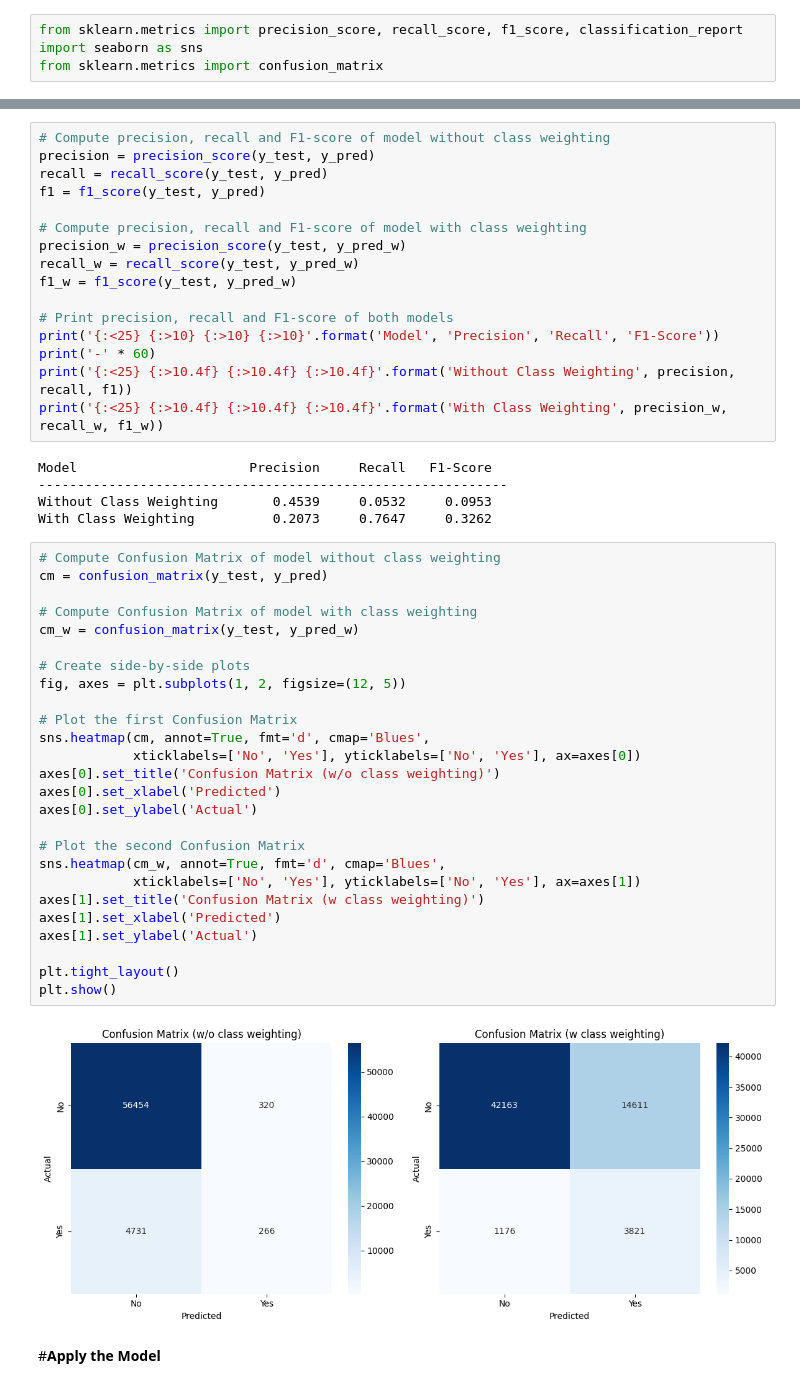
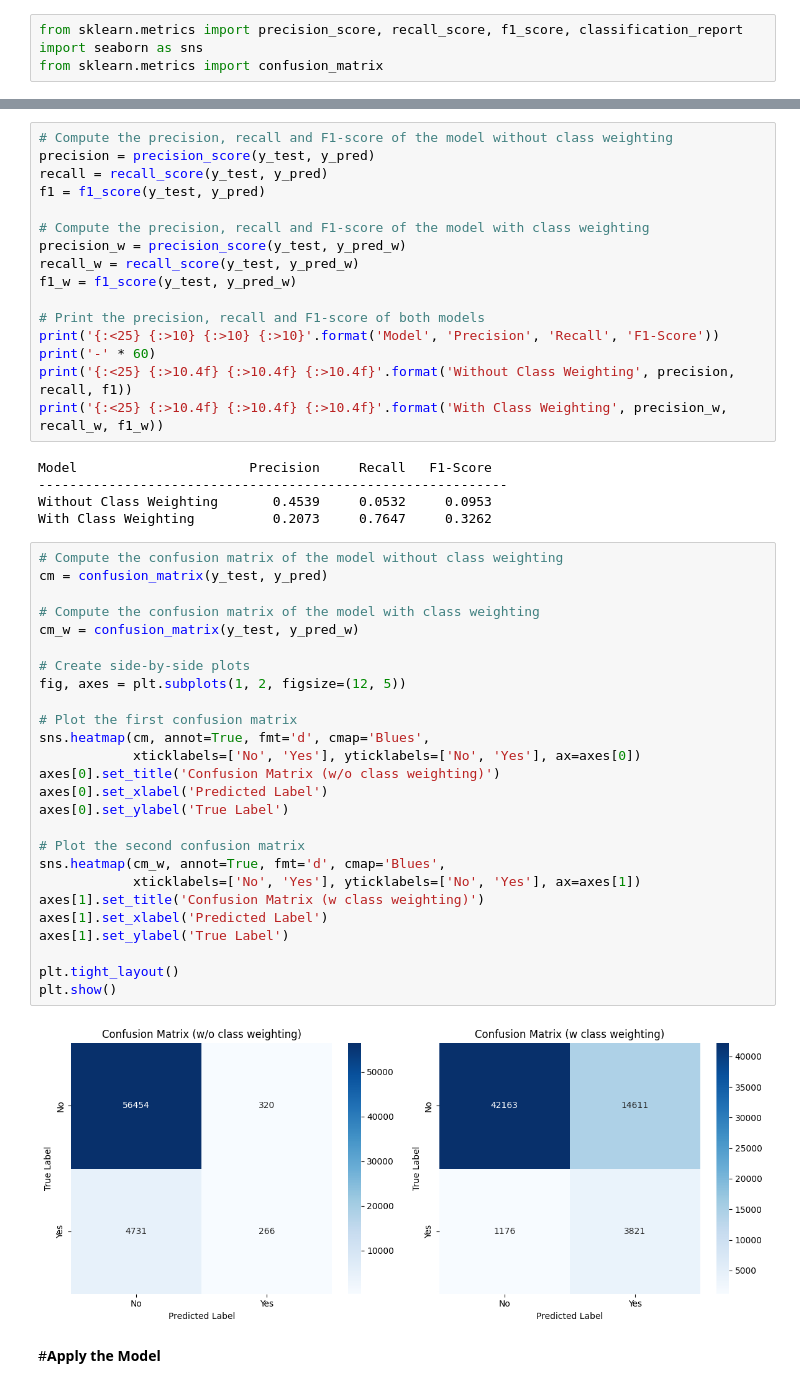
Before and after one commit to davidafshepherd/heart-disease-prediction, a Jupyter notebook: heart_disease_prediction.ipynb, the cells around one changed output, grey strips where cells are left out. Cells and saved outputs as stored; diff of their text form.

```diff
--- a/heart_disease_prediction.ipynb
+++ b/heart_disease_prediction.ipynb
@@ -103,17 +104,17 @@ plt.show()
 # %% [output]
 [figure]
 # %%
-# Compute precision, recall and F1-score of model without class weighting
+# Compute the precision, recall and F1-score of the model without class weighting
 precision = precision_score(y_test, y_pred)
 recall = recall_score(y_test, y_pred)
 f1 = f1_score(y_test, y_pred)
 
-# Compute precision, recall and F1-score of model with class weighting
+# Compute the precision, recall and F1-score of the model with class weighting
 precision_w = precision_score(y_test, y_pred_w)
 recall_w = recall_score(y_test, y_pred_w)
 f1_w = f1_score(y_test, y_pred_w)
 
-# Print precision, recall and F1-score of both models
+# Print the precision, recall and F1-score of both models
 print('{:<25} {:>10} {:>10} {:>10}'.format('Model', 'Precision', 'Recall', 'F1-Score'))
 print('-' * 60)
 print('{:<25} {:>10.4f} {:>10.4f} {:>10.4f}'.format('Without Class Weighting', precision, recall, f1))
@@ -124,33 +125,33 @@ Model                      Precision     Recall   F1-Score
 Without Class Weighting       0.4539     0.0532     0.0953
 With Class Weighting          0.2073     0.7647     0.3262
 # %%
-# Compute Confusion Matrix of model without class weighting
+# Compute the confusion matrix of the model without class weighting
 cm = confusion_matrix(y_test, y_pred)
 
-# Compute Confusion Matrix of model with class weighting
+# Compute the confusion matrix of the model with class weighting
 cm_w = confusion_matrix(y_test, y_pred_w)
 
 # Create side-by-side plots
 fig, axes = plt.subplots(1, 2, figsize=(12, 5))
 
-# Plot the first Confusion Matrix
+# Plot the first confusion matrix
 sns.heatmap(cm, annot=True, fmt='d', cmap='Blues',
             xticklabels=['No', 'Yes'], yticklabels=['No', 'Yes'], ax=axes[0])
 axes[0].set_title('Confusion Matrix (w/o class weighting)')
-axes[0].set_xlabel('Predicted')
-axes[0].set_ylabel('Actual')
+axes[0].set_xlabel('Predicted Label')
+axes[0].set_ylabel('True Label')
 
-# Plot the second Confusion Matrix
+# Plot the second confusion matrix
 sns.heatmap(cm_w, annot=True, fmt='d', cmap='Blues',
             xticklabels=['No', 'Yes'], yticklabels=['No', 'Yes'], ax=axes[1])
 axes[1].set_title('Confusion Matrix (w class weighting)')
-axes[1].set_xlabel('Predicted')
-axes[1].set_ylabel('Actual')
+axes[1].set_xlabel('Predicted Label')
+axes[1].set_ylabel('True Label')
 
 plt.tight_layout()
 plt.show()
 # %% [output]
-[figure, old version]
+[figure, new version]
 # %% [markdown]
 #**Apply the Model**
 # %%
```
Also changed, not shown: parts of 5 cells of this notebook.
